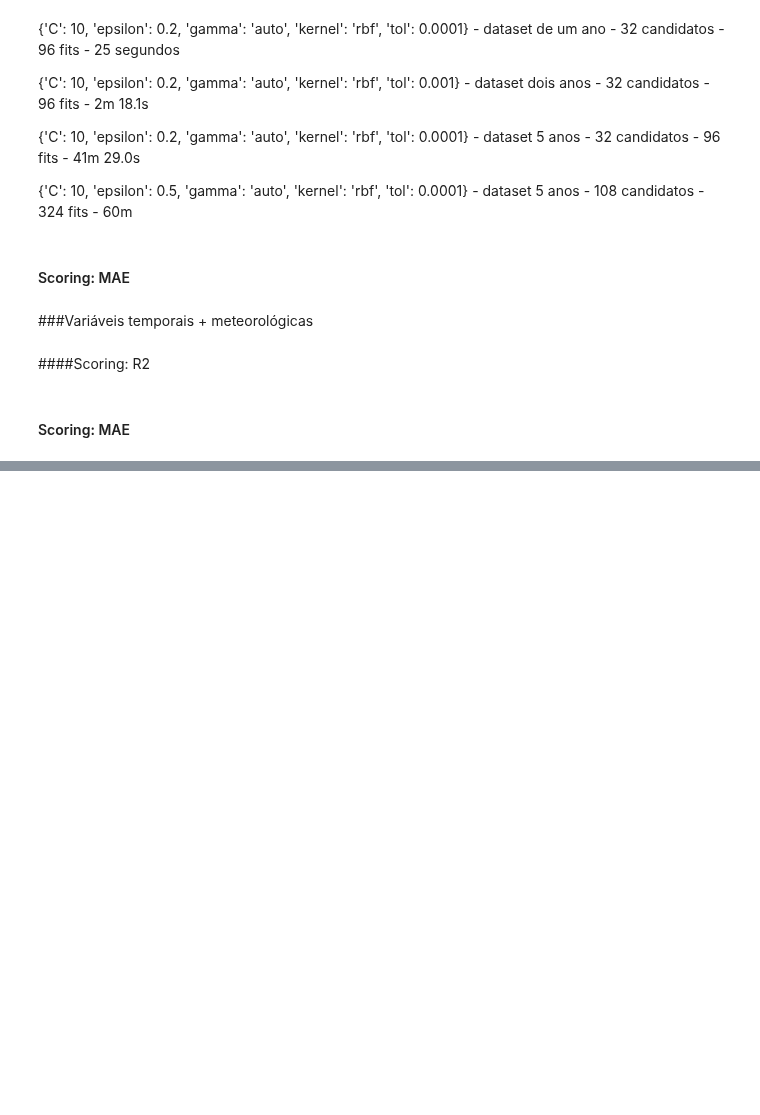
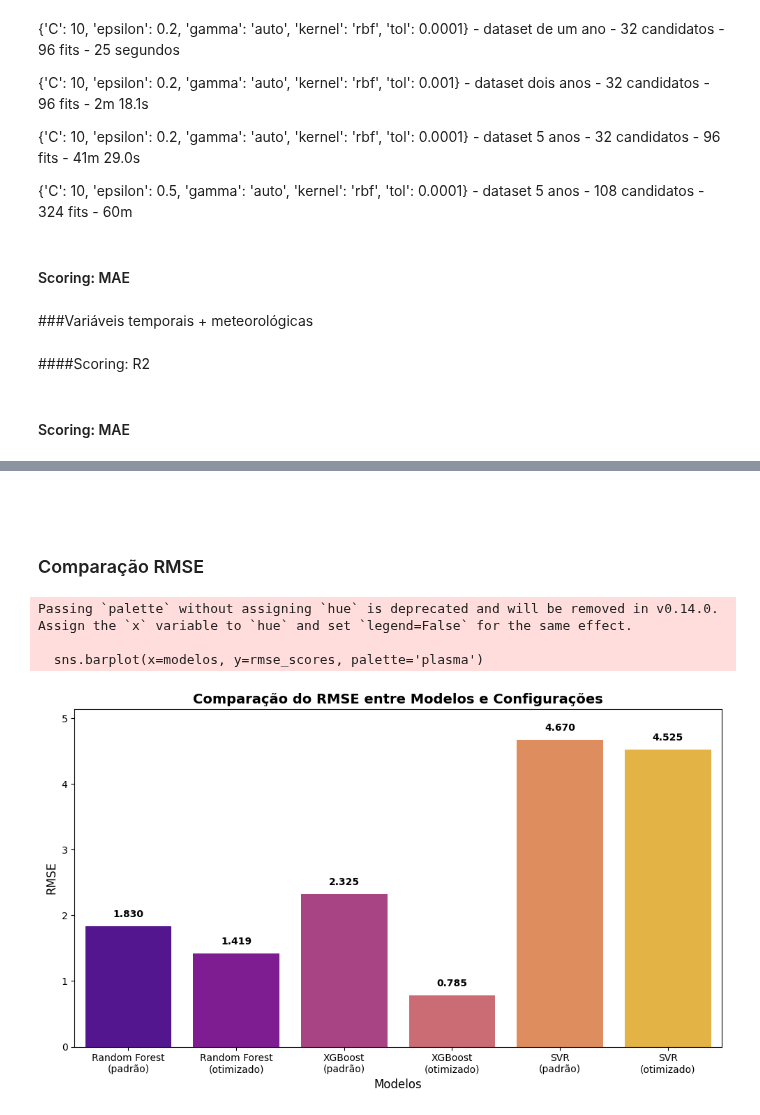
Before and after one commit to tracyxoxo/TCC-IA, a Jupyter notebook: TCC.ipynb, the cells around one changed output, grey strips where cells are left out. Cells and saved outputs as stored; diff of their text form; code cells hidden in the pictures; blank space fills up the shorter version.

```diff
--- a/TCC.ipynb
+++ b/TCC.ipynb
@@ -1502,0 +1596,47 @@ gs_svr_mae.best_params_
+# %% [markdown]
+##
+# %% [markdown]
+### Comparação RMSE
+# %%
+import matplotlib.pyplot as plt
+import seaborn as sns
+
+
+modelos = [
+    'Random Forest\n(padrão)',
+    'Random Forest\n(otimizado)',
+    'XGBoost\n(padrão)',
+    'XGBoost\n(otimizado)',
+    'SVR\n(padrão)',
+    'SVR\n(otimizado)'
+]
+
+rmse_scores = [
+    1.830280097716746,  # Random Forest padrão
+    1.4191491582567681,  # Random Forest otimizado
+    2.3248156877649975,  # XGBoost padrão
+    0.7849857653003594,  # XGBoost otimizado
+    4.670048037616828,  # SVR padrão
+    4.525107574735702   # SVR otimizado
+]
+
+
+plt.figure(figsize=(10, 6))
+sns.barplot(x=modelos, y=rmse_scores, palette='plasma')
+
+plt.title('Comparação do RMSE entre Modelos e Configurações', fontsize=14, weight='bold')
+plt.ylabel('RMSE', fontsize=12)
+plt.xlabel('Modelos', fontsize=12)
+plt.ylim(0, max(rmse_scores) * 1.1)
+
+
+for i, v in enumerate(rmse_scores):
+    plt.text(i, v + (max(rmse_scores) * 0.03), f"{v:.3f}", ha='center', fontweight='bold')
+
+plt.tight_layout()
+plt.show()
+# %% [output]
+Passing `palette` without assigning `hue` is deprecated and will be removed in v0.14.0. Assign the `x` variable to `hue` and set `legend=False` for the same effect.
+
+  sns.barplot(x=modelos, y=rmse_scores, palette='plasma')
+[figure, added]
```
Also changed, not shown: parts of 8 cells of this notebook.
